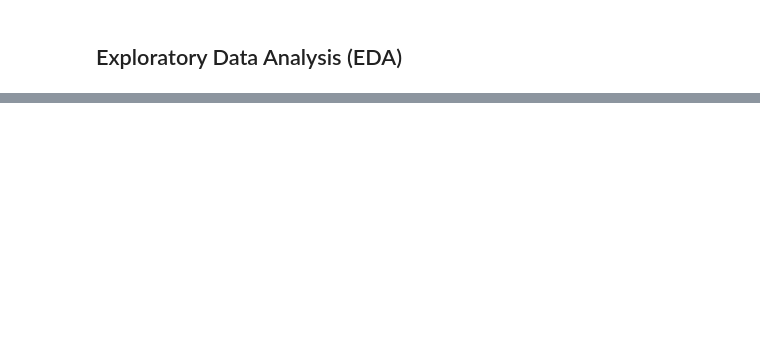
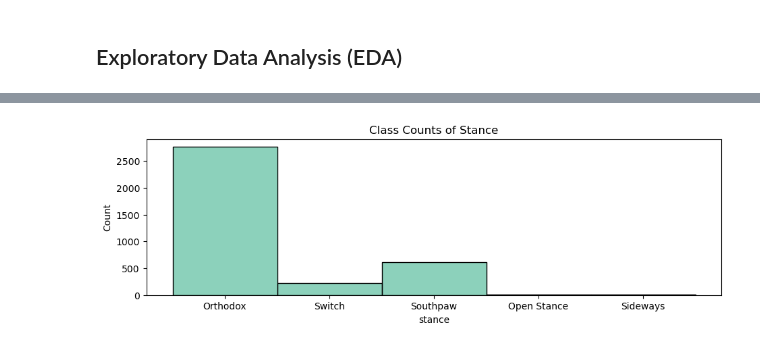
Before and after one commit to bpenaluna/ufc-stats, a Jupyter notebook: ufc_prediction.ipynb, the cells around one changed output, grey strips where cells are left out. Cells and saved outputs as stored; diff of their text form; code cells hidden in the pictures; blank space fills up the shorter version.

```diff
--- a/ufc_prediction.ipynb
+++ b/ufc_prediction.ipynb
@@ -105,0 +259,6 @@ bp2.set_title('Distribution of Red Fighter Significant Strike Percentage');
+# %%
+fig = plt.figure(figsize=(11, 3))
+sns.histplot(data=fighter_stats, x='stance')
+plt.title('Class Counts of Stance');
+# %% [output]
+[figure, added]
```
Also changed, not shown: parts of 37 cells of this notebook, 6 other files.
